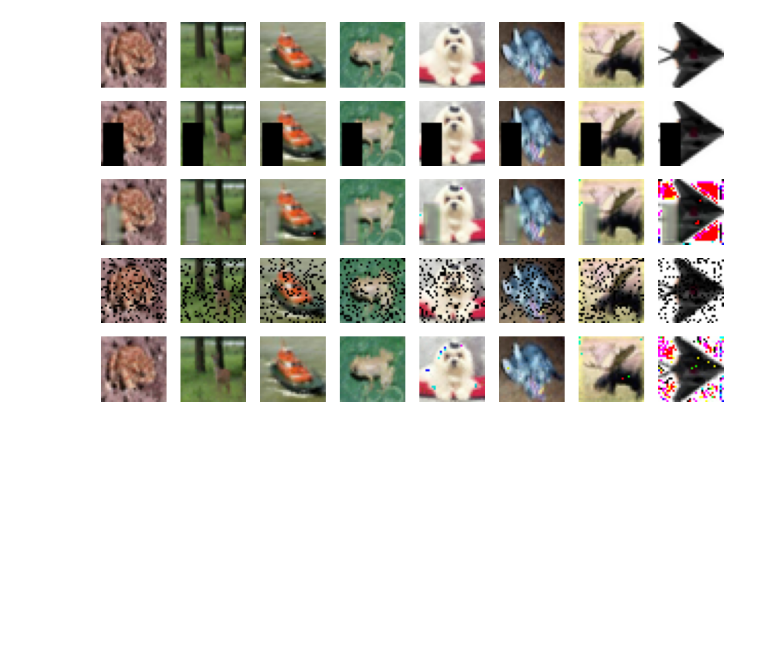
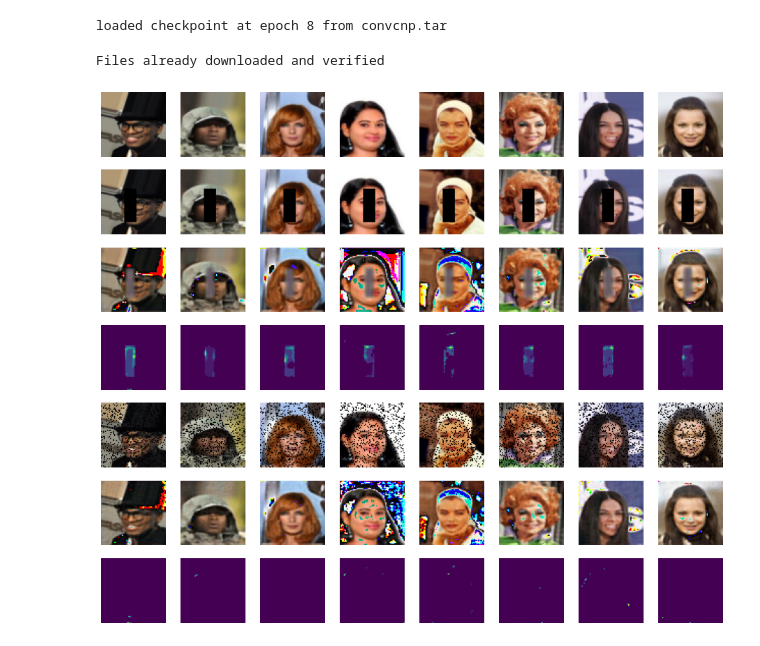
Before and after one commit to RocketLL/implicit-inpainting, a Jupyter notebook: demo_convcnp.ipynb, the cells around one changed output. Cells and saved outputs as stored; diff of their text form; code cells hidden in the pictures; blank space fills up the shorter version.

Commit message:
update convcnp

```diff
--- a/demo_convcnp.ipynb
+++ b/demo_convcnp.ipynb
@@ -26,35 +11,39 @@ Note: you may need to restart the kernel to use updated packages.
 # %%
-weights_path = "convcnp.pth"
+checkpoint_path = "convcnp.tar"
 
 device = torch.device("cpu")
-model = Conv2dCNP(3, 128, 9).to(device)
-model.load_state_dict(torch.load(weights_path))
+model = Conv2dCNP(3, 128, 8)
+epoch, model, _ = load(checkpoint_path, model)
+# %% [output]
+loaded checkpoint at epoch 8 from convcnp.tar
 # %%
-testset = CIFAR10("data", "test", download=True, transform=transforms.ToTensor())
+testset = CelebA("data", "test", download=True, transform=transforms.Compose([transforms.Resize((64,64)), transforms.ToTensor()]))
 testloader = DataLoader(testset, 8, True)
+# %% [output]
+Files already downloaded and verified
 # %%
 model.eval()
 original = next(iter(testloader))[0]
 
-erased_rect, mask_rect = mask_rectangle(original, (0.2, 0.2), (1 / 3, 3))
+erased_rect, mask_rect = mask_rectangle(original, (0.1, 0.1), (1 / 3, 3))
 erased_rand, mask_rand = mask_random(original, 0.8)
 
-inpainted_rect = model(erased_rect, mask_rect).mean
-inpainted_rand = model(erased_rand, mask_rand).mean
+inpainted_rect = model(erased_rect, mask_rect)
+inpainted_rand = model(erased_rand, mask_rand)
 
-mse_rect = ((original - inpainted_rect) ** 2).mean()
-mse_rand = ((original - inpainted_rand) ** 2).mean()
+mse_rand = ((original - inpainted_rand.mean) ** 2).mean()
 # %%
-fig, ax = plt.subplots(5, 8, figsize=(16, 10))
-
+fig, ax = plt.subplots(7, 8, figsize=(16, 14))
 for i in range(8):
     ax[0, i].imshow(to_pil_image(original[i]))
     ax[1, i].imshow(to_pil_image(erased_rect[i]))
-    ax[2, i].imshow(to_pil_image(inpainted_rect[i]))
-    ax[3, i].imshow(to_pil_image(erased_rand[i]))
-    ax[4, i].imshow(to_pil_image(inpainted_rand[i]))
+    ax[2, i].imshow(to_pil_image(inpainted_rect.mean[i]))
+    ax[3, i].imshow(to_pil_image(inpainted_rect.stddev[i].mean(0)))
+    ax[4, i].imshow(to_pil_image(erased_rand[i]))
+    ax[5, i].imshow(to_pil_image(inpainted_rand.mean[i]))
+    ax[6, i].imshow(to_pil_image(inpainted_rand.stddev[i].mean(0)))
 
 [p.set_axis_off() for p in ax.ravel()]
 plt.show()
 # %% [output]
-[figure, old version]
+[figure, new version]
```
Also changed, not shown: parts of 1 cell of this notebook, 5 other files.
